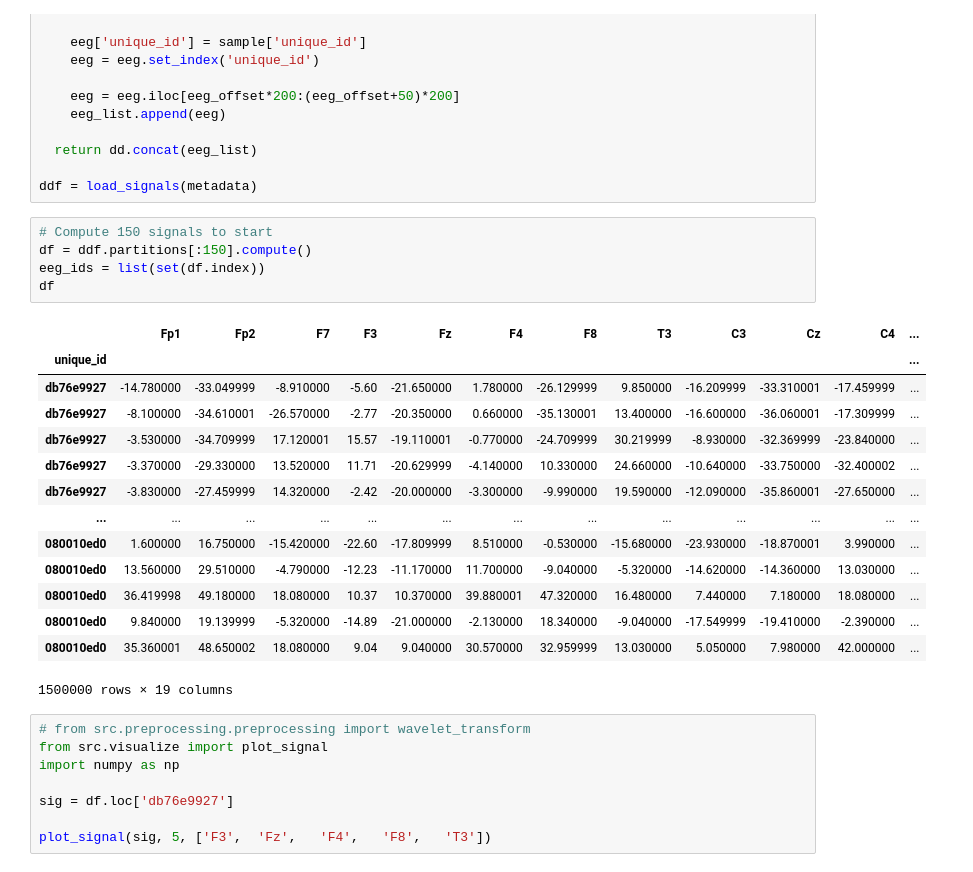
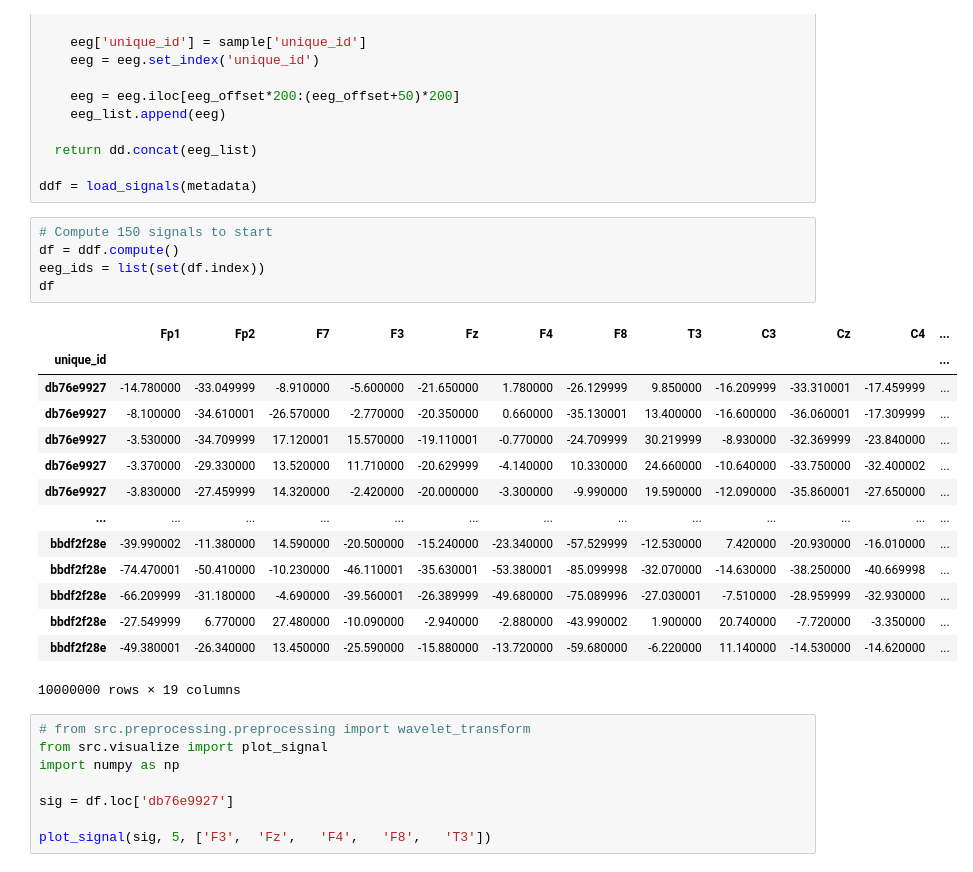
Before and after one commit to sfu-cmpt340/2024_1_project_11, a Jupyter notebook: hms.ipynb, the cells around one changed output. Saved outputs shown, nothing was run; the diff lists cells and outputs as text.

```diff
--- a/hms.ipynb
+++ b/hms.ipynb
@@ -104,24 +107,24 @@ def load_signals(metadata):
 ddf = load_signals(metadata)
 # %%
 # Compute 150 signals to start
-df = ddf.partitions[:150].compute()
+df = ddf.compute()
 eeg_ids = list(set(df.index))
 df
 # %% [output]
 |  | Fp1 | Fp2 | F7 | F3 | Fz | F4 | F8 | T3 | C3 | Cz | C4 | ... |
 | unique_id |  |  |  |  |  |  |  |  |  |  |  | ... |
-| db76e9927 | -14.780000 | -33.049999 | -8.910000 | -5.60 | -21.650000 | 1.780000 | -26.129999 | 9.850000 | -16.209999 | -33.310001 | -17.459999 | ... |
-| db76e9927 | -8.100000 | -34.610001 | -26.570000 | -2.77 | -20.350000 | 0.660000 | -35.130001 | 13.400000 | -16.600000 | -36.060001 | -17.309999 | ... |
-| db76e9927 | -3.530000 | -34.709999 | 17.120001 | 15.57 | -19.110001 | -0.770000 | -24.709999 | 30.219999 | -8.930000 | -32.369999 | -23.840000 | ... |
-| db76e9927 | -3.370000 | -29.330000 | 13.520000 | 11.71 | -20.629999 | -4.140000 | 10.330000 | 24.660000 | -10.640000 | -33.750000 | -32.400002 | ... |
-| db76e9927 | -3.830000 | -27.459999 | 14.320000 | -2.42 | -20.000000 | -3.300000 | -9.990000 | 19.590000 | -12.090000 | -35.860001 | -27.650000 | ... |
+| db76e9927 | -14.780000 | -33.049999 | -8.910000 | -5.600000 | -21.650000 | 1.780000 | -26.129999 | 9.850000 | -16.209999 | -33.310001 | -17.459999 | ... |
+| db76e9927 | -8.100000 | -34.610001 | -26.570000 | -2.770000 | -20.350000 | 0.660000 | -35.130001 | 13.400000 | -16.600000 | -36.060001 | -17.309999 | ... |
+| db76e9927 | -3.530000 | -34.709999 | 17.120001 | 15.570000 | -19.110001 | -0.770000 | -24.709999 | 30.219999 | -8.930000 | -32.369999 | -23.840000 | ... |
+| db76e9927 | -3.370000 | -29.330000 | 13.520000 | 11.710000 | -20.629999 | -4.140000 | 10.330000 | 24.660000 | -10.640000 | -33.750000 | -32.400002 | ... |
+| db76e9927 | -3.830000 | -27.459999 | 14.320000 | -2.420000 | -20.000000 | -3.300000 | -9.990000 | 19.590000 | -12.090000 | -35.860001 | -27.650000 | ... |
 | ... | ... | ... | ... | ... | ... | ... | ... | ... | ... | ... | ... | ... |
-| 080010ed0 | 1.600000 | 16.750000 | -15.420000 | -22.60 | -17.809999 | 8.510000 | -0.530000 | -15.680000 | -23.930000 | -18.870001 | 3.990000 | ... |
-| 080010ed0 | 13.560000 | 29.510000 | -4.790000 | -12.23 | -11.170000 | 11.700000 | -9.040000 | -5.320000 | -14.620000 | -14.360000 | 13.030000 | ... |
-| 080010ed0 | 36.419998 | 49.180000 | 18.080000 | 10.37 | 10.370000 | 39.880001 | 47.320000 | 16.480000 | 7.440000 | 7.180000 | 18.080000 | ... |
-| 080010ed0 | 9.840000 | 19.139999 | -5.320000 | -14.89 | -21.000000 | -2.130000 | 18.340000 | -9.040000 | -17.549999 | -19.410000 | -2.390000 | ... |
-| 080010ed0 | 35.360001 | 48.650002 | 18.080000 | 9.04 | 9.040000 | 30.570000 | 32.959999 | 13.030000 | 5.050000 | 7.980000 | 42.000000 | ... |
+| bbdf2f28e | -39.990002 | -11.380000 | 14.590000 | -20.500000 | -15.240000 | -23.340000 | -57.529999 | -12.530000 | 7.420000 | -20.930000 | -16.010000 | ... |
+| bbdf2f28e | -74.470001 | -50.410000 | -10.230000 | -46.110001 | -35.630001 | -53.380001 | -85.099998 | -32.070000 | -14.630000 | -38.250000 | -40.669998 | ... |
+| bbdf2f28e | -66.209999 | -31.180000 | -4.690000 | -39.560001 | -26.389999 | -49.680000 | -75.089996 | -27.030001 | -7.510000 | -28.959999 | -32.930000 | ... |
+| bbdf2f28e | -27.549999 | 6.770000 | 27.480000 | -10.090000 | -2.940000 | -2.880000 | -43.990002 | 1.900000 | 20.740000 | -7.720000 | -3.350000 | ... |
+| bbdf2f28e | -49.380001 | -26.340000 | 13.450000 | -25.590000 | -15.880000 | -13.720000 | -59.680000 | -6.220000 | 11.140000 | -14.530000 | -14.620000 | ... |
-1500000 rows × 19 columns
+10000000 rows × 19 columns
 # %%
 # from src.preprocessing.preprocessing import wavelet_transform
 from src.visualize import plot_signal
```
Also changed, not shown: parts of 12 cells of this notebook.
